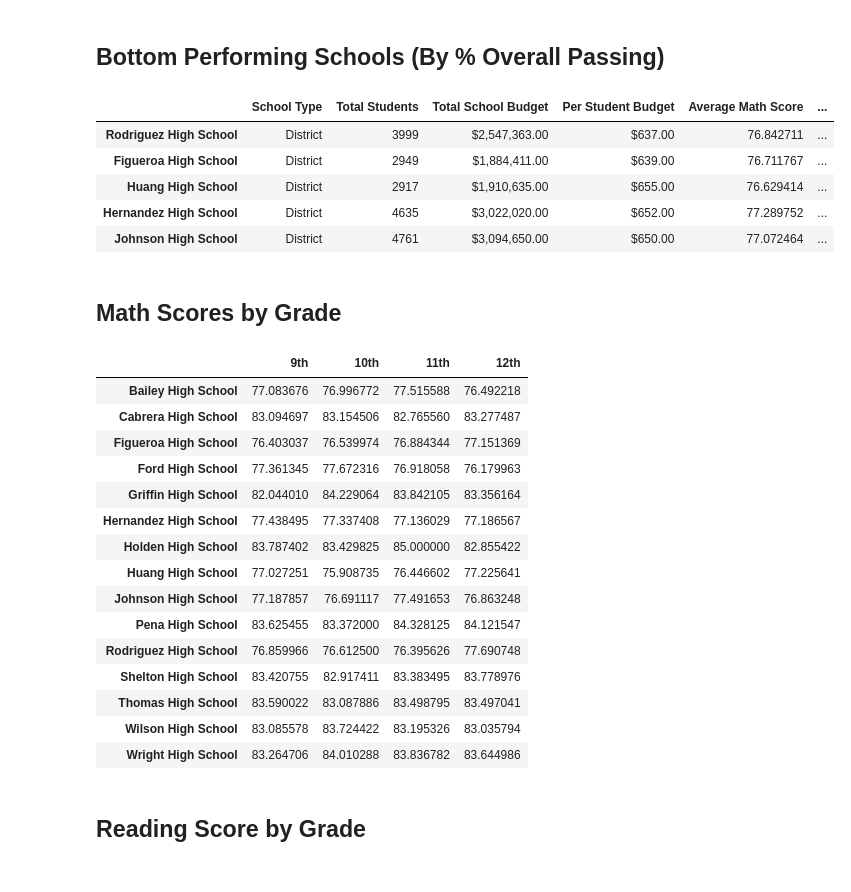
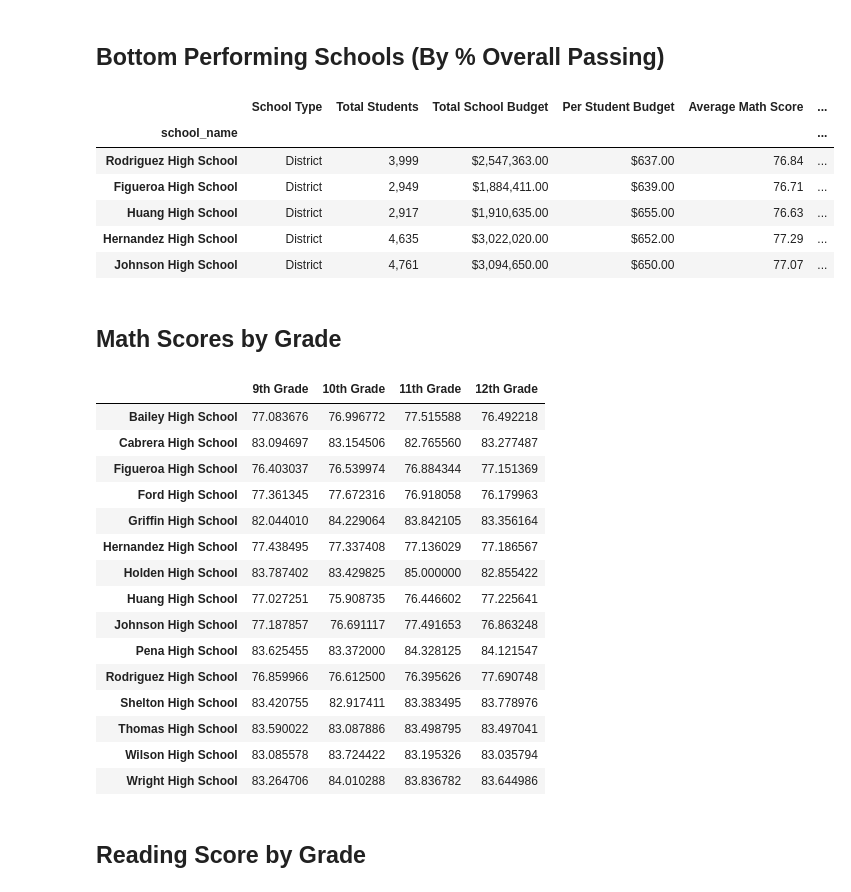
Before and after one commit to colca6/pandas-challenge, a Jupyter notebook: PyCitySchools/PyCitySchools.ipynb, the cells around one changed output. Drawn from its saved outputs; the diff is of its cells as text; code cells hidden in the pictures.

```diff
--- a/PyCitySchools/PyCitySchools.ipynb
+++ b/PyCitySchools/PyCitySchools.ipynb
@@ -415,3 +415,11 @@ Thomas High School       97.308869
 Wilson High School       96.539641
 Wright High School       96.611111
 dtype: float64
+# %%
+# Use the provided code to calculate the passing rates
+#per_school_passing_math = school_students_passing_math / per_school_counts * 100
+#per_school_passing_math = per_school_passing_math / per_school_counts * 100
+overall_passing_rate = school_students_passing_math_and_reading / per_school_counts * 100
+overall_passing_rate
+#per_school_passing_math
+#per_school_passing_math
@@ -467,40 +494,45 @@ top_schools.head(5)
 ## Bottom Performing Schools (By % Overall Passing)
 # %%
 # Sort the schools by `% Overall Passing` in ascending order and display the top 5 rows.
-bottom_schools =
+bottom_schools = per_school_summary_df.sort_values(by='% Overall Passing',ascending=True)
 bottom_schools.head(5)
 # %% [output]
 |  | School Type | Total Students | Total School Budget | Per Student Budget | Average Math Score | ... |
-| Rodriguez High School | District | 3999 | $2,547,363.00 | $637.00 | 76.842711 | ... |
-| Figueroa High School | District | 2949 | $1,884,411.00 | $639.00 | 76.711767 | ... |
-| Huang High School | District | 2917 | $1,910,635.00 | $655.00 | 76.629414 | ... |
-| Hernandez High School | District | 4635 | $3,022,020.00 | $652.00 | 77.289752 | ... |
-| Johnson High School | District | 4761 | $3,094,650.00 | $650.00 | 77.072464 | ... |
+| school_name |  |  |  |  |  | ... |
+| Rodriguez High School | District | 3,999 | $2,547,363.00 | $637.00 | 76.84 | ... |
+| Figueroa High School | District | 2,949 | $1,884,411.00 | $639.00 | 76.71 | ... |
+| Huang High School | District | 2,917 | $1,910,635.00 | $655.00 | 76.63 | ... |
+| Hernandez High School | District | 4,635 | $3,022,020.00 | $652.00 | 77.29 | ... |
+| Johnson High School | District | 4,761 | $3,094,650.00 | $650.00 | 77.07 | ... |
 # %% [markdown]
 ## Math Scores by Grade
 # %%
 # Use the code provided to separate the data by grade
-ninth_graders = school_data_complete[(school_data_complete["grade"] == "9th")]
-tenth_graders = school_data_complete[(school_data_complete["grade"] == "10th")]
-eleventh_graders = school_data_complete[(school_data_complete["grade"] == "11th")]
-twelfth_graders = school_data_complete[(school_data_complete["grade"] == "12th")]
+ninth_graders = school_data_complete_df[(school_data_complete_df["grade"] == "9th")]
+tenth_graders = school_data_complete_df[(school_data_complete_df["grade"] == "10th")]
+eleventh_graders = school_data_complete_df[(school_data_complete_df["grade"] == "11th")]
+twelfth_graders = school_data_complete_df[(school_data_complete_df["grade"] == "12th")]
 
 # Group by `school_name` and take the mean of the `math_score` column for each.
-ninth_grade_math_scores =
-tenth_grader_math_scores =
-eleventh_grader_math_scores =
-twelfth_grader_math_scores =
+ninth_grader_math_scores = ninth_graders.groupby("school_name").mean()["math_score"]
+tenth_grader_math_scores = tenth_graders.groupby("school_name").mean()["math_score"]
+eleventh_grader_math_scores = eleventh_graders.groupby("school_name").mean()["math_score"]
+twelfth_grader_math_scores = twelfth_graders.groupby("school_name").mean()["math_score"]
 
 # Combine each of the scores above into single DataFrame called `math_scores_by_grade`
-math_scores_by_grade =
+math_scores_by_grade_df = pd.DataFrame({
+    "9th Grade": ninth_grader_math_scores,
+    "10th Grade": tenth_grader_math_scores,
+    "11th Grade": eleventh_grader_math_scores,
+    "12th Grade": twelfth_grader_math_scores})
 
 # Minor data wrangling
-math_scores_by_grade.index.name = None
+math_scores_by_grade_df.index.name = None
 
 # Display the DataFrame
-math_scores_by_grade
+math_scores_by_grade_df
 # %% [output]
-|  | 9th | 10th | 11th | 12th |
+|  | 9th Grade | 10th Grade | 11th Grade | 12th Grade |
 | Bailey High School | 77.083676 | 76.996772 | 77.515588 | 76.492218 |
 | Cabrera High School | 83.094697 | 83.154506 | 82.765560 | 83.277487 |
 | Figueroa High School | 76.403037 | 76.539974 | 76.884344 | 77.151369 |
```
Also changed, not shown: parts of 9 cells of this notebook.
